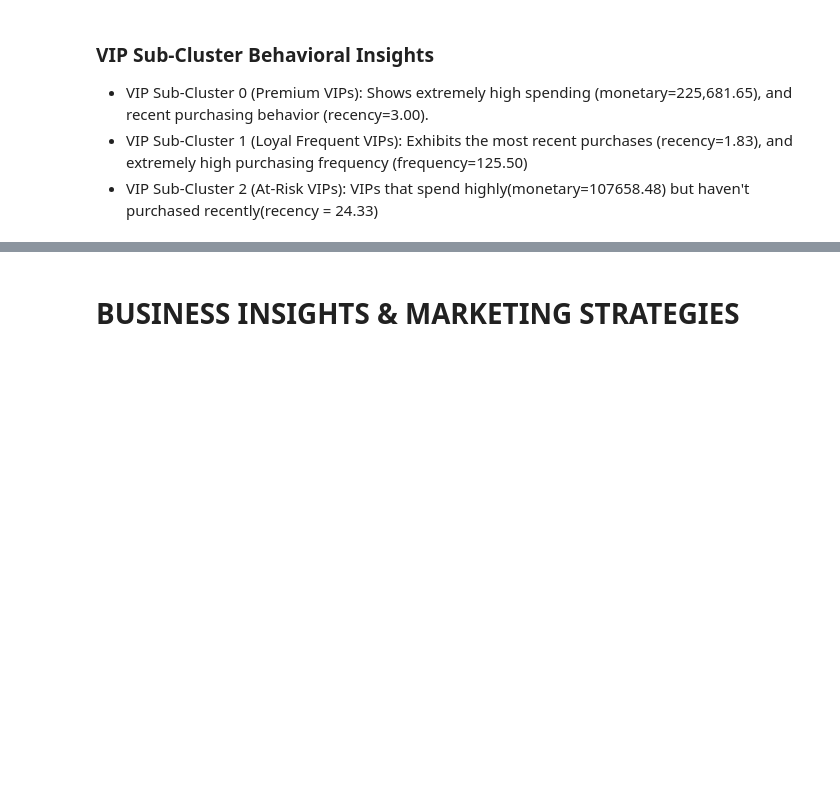
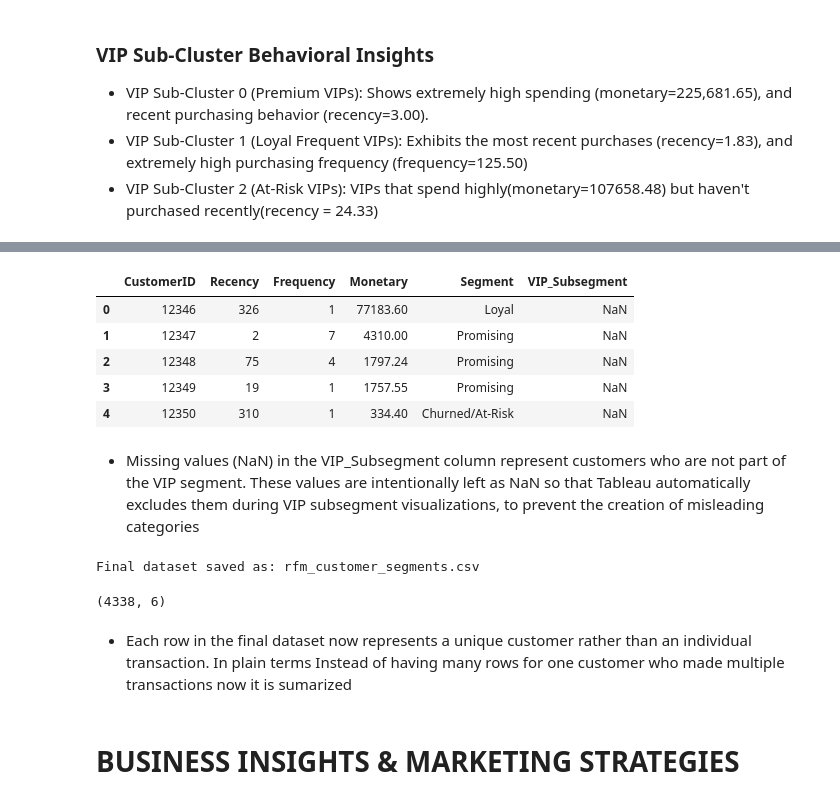
Before and after one commit to Meshack7468/customer-segmentation-rfm, a Jupyter notebook: index.ipynb, the cells around one changed output, grey strips where cells are left out. Drawn from its saved outputs; the diff is of its cells as text; code cells hidden in the pictures; blank space fills up the shorter version.

```diff
--- a/index.ipynb
+++ b/index.ipynb
@@ -525,3 +578,35 @@ vip_df["VIP_Subclusters_Name"] = vip_df["VIP_Subclusters"].map(subcluster_names)
+# %%
+# Clean segment names by removing the word "Customers" to make labels cleaner/shoter
+final_df["Segment"] = final_df["Segment"].str.replace(" Customers", "", regex=False)
+
+
+# Esures customer ID is interger not float to prevents API lookup issues
+final_df["CustomerID"] = final_df["CustomerID"].astype(int)
+
+# Previw Final Dataset
+final_df.head()
+# %% [output]
+|  | CustomerID | Recency | Frequency | Monetary | Segment | VIP_Subsegment |
+| 0 | 12346 | 326 | 1 | 77183.60 | Loyal | NaN |
+| 1 | 12347 | 2 | 7 | 4310.00 | Promising | NaN |
+| 2 | 12348 | 75 | 4 | 1797.24 | Promising | NaN |
+| 3 | 12349 | 19 | 1 | 1757.55 | Promising | NaN |
+| 4 | 12350 | 310 | 1 | 334.40 | Churned/At-Risk | NaN |
+# %% [markdown]
+* Missing values (NaN) in the VIP_Subsegment column represent customers who are not part of the VIP segment. These values are intentionally left as NaN so that Tableau automatically excludes them during VIP subsegment visualizations, to prevent the creation of misleading categories
+# %%
+# Save Final Dataset
+final_df.to_csv("rfm_customer_segments.csv", index=False)
+
+print("Final dataset saved as: rfm_customer_segments.csv")
+# %% [output]
+Final dataset saved as: rfm_customer_segments.csv
+# %%
+final_df.shape
+# %% [output]
+(4338, 6)
+# %% [markdown]
+* Each row in the final dataset now represents a unique customer rather than an individual transaction. In plain terms Instead of having many rows for one customer who made multiple transactions now it is sumarized
 # %% [markdown]
 # BUSINESS INSIGHTS & MARKETING STRATEGIES
 # %% [markdown]
```
Also changed, not shown: parts of 3 cells of this notebook, 6 other files.
